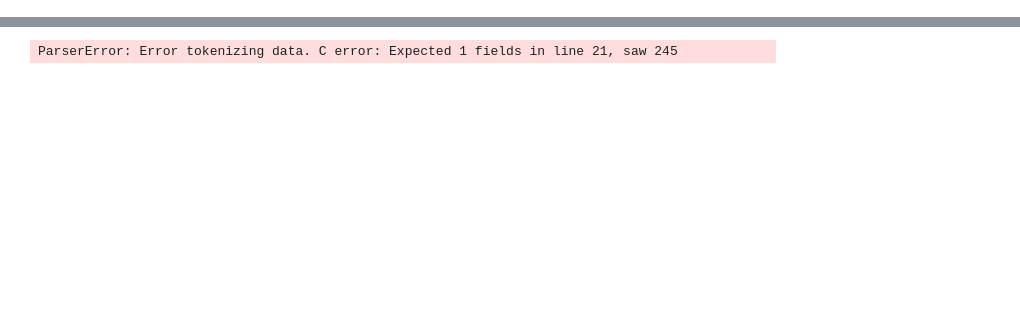
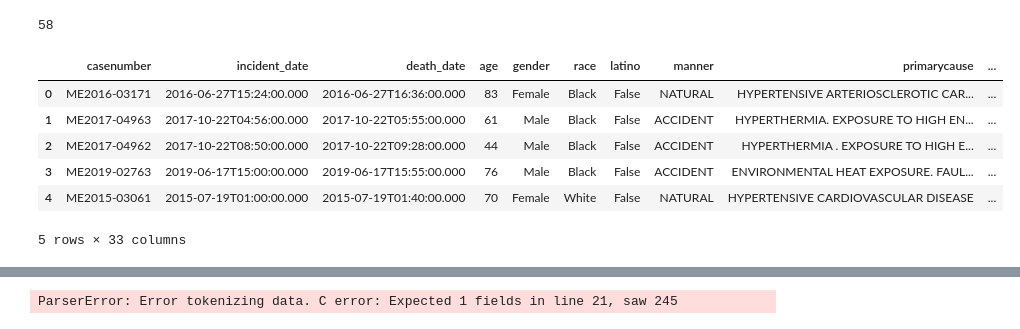
Before and after one commit to cam-rodriguez/cpm_heatbot, a Jupyter notebook: scrape.ipynb, the cells around one changed output, grey strips where cells are left out. Saved outputs shown, nothing was run; the diff lists cells and outputs as text; code cells hidden in the pictures; blank space fills up the shorter version.

```diff
--- a/scrape.ipynb
+++ b/scrape.ipynb
@@ -32,3 +32,20 @@ meta
   'ownerMayBeContacted',
   'restorable',
   'restorePossibleForType']}
+# %%
+testy = client.get("cjeq-bs86", where="heat_related = True", exclude_system_fields=False)
+df = pd.DataFrame(testy)
+# %%
+print(len(df))
+# %% [output]
+58
+# %%
+df.head()
+# %% [output]
+|  | casenumber | incident_date | death_date | age | gender | race | latino | manner | primarycause | ... |
+| 0 | ME2016-03171 | 2016-06-27T15:24:00.000 | 2016-06-27T16:36:00.000 | 83 | Female | Black | False | NATURAL | HYPERTENSIVE ARTERIOSCLEROTIC CAR... | ... |
+| 1 | ME2017-04963 | 2017-10-22T04:56:00.000 | 2017-10-22T05:55:00.000 | 61 | Male | Black | False | ACCIDENT | HYPERTHERMIA. EXPOSURE TO HIGH EN... | ... |
+| 2 | ME2017-04962 | 2017-10-22T08:50:00.000 | 2017-10-22T09:28:00.000 | 44 | Male | Black | False | ACCIDENT | HYPERTHERMIA . EXPOSURE TO HIGH E... | ... |
+| 3 | ME2019-02763 | 2019-06-17T15:00:00.000 | 2019-06-17T15:55:00.000 | 76 | Male | Black | False | ACCIDENT | ENVIRONMENTAL HEAT EXPOSURE. FAUL... | ... |
+| 4 | ME2015-03061 | 2015-07-19T01:00:00.000 | 2015-07-19T01:40:00.000 | 70 | Female | White | False | NATURAL | HYPERTENSIVE CARDIOVASCULAR DISEASE | ... |
+5 rows × 33 columns
```
Also changed, not shown: parts of 8 cells of this notebook, 9 other files.
